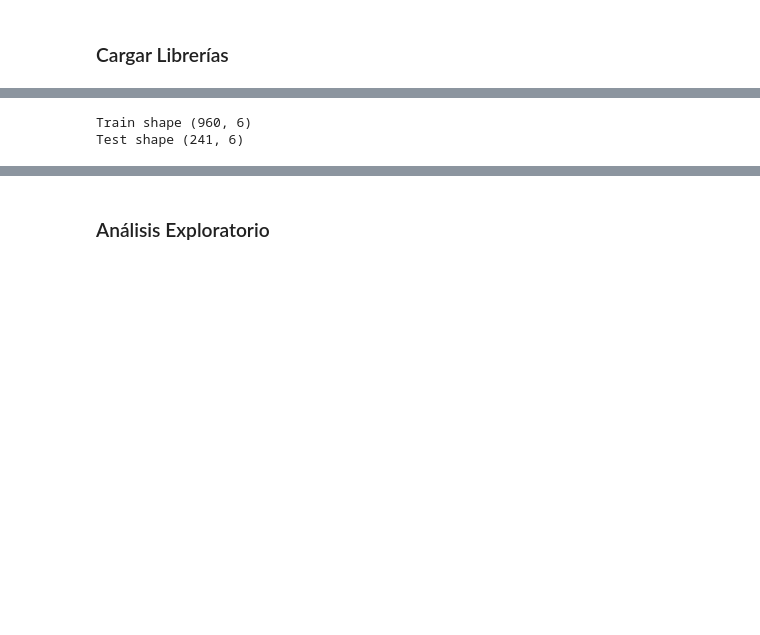
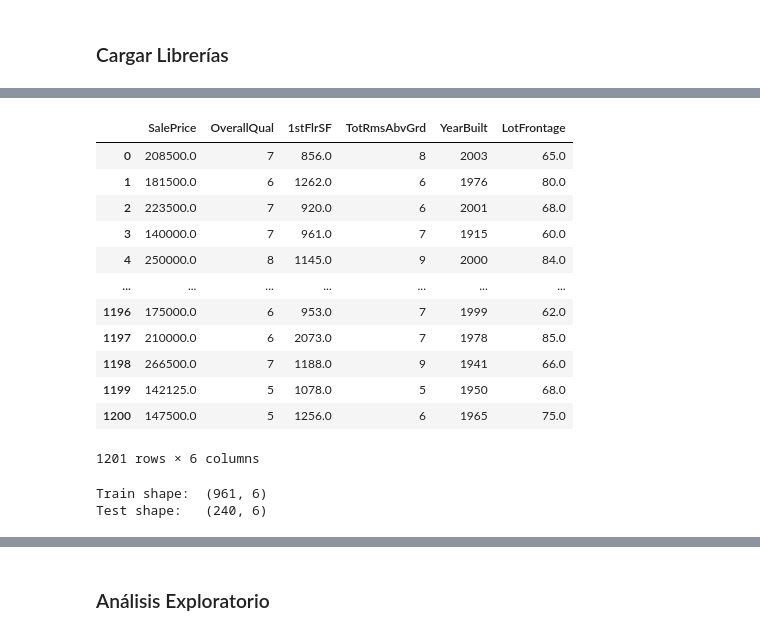
Before and after one commit to navas604/Ciencia-de-Datos-en-Python, a Jupyter notebook: Proyecto.ipynb, the cells around one changed output, grey strips where cells are left out. Saved outputs shown, nothing was run; the diff lists cells and outputs as text; code cells hidden in the pictures; blank space fills up the shorter version.

```diff
--- a/Proyecto.ipynb
+++ b/Proyecto.ipynb
@@ -98,13 +116,29 @@ print(dataset[:20,])
+# %%
+df
+# %% [output]
+|  | SalePrice | OverallQual | 1stFlrSF | TotRmsAbvGrd | YearBuilt | LotFrontage |
+| 0 | 208500.0 | 7 | 856.0 | 8 | 2003 | 65.0 |
+| 1 | 181500.0 | 6 | 1262.0 | 6 | 1976 | 80.0 |
+| 2 | 223500.0 | 7 | 920.0 | 6 | 2001 | 68.0 |
+| 3 | 140000.0 | 7 | 961.0 | 7 | 1915 | 60.0 |
+| 4 | 250000.0 | 8 | 1145.0 | 9 | 2000 | 84.0 |
+| ... | ... | ... | ... | ... | ... | ... |
+| 1196 | 175000.0 | 6 | 953.0 | 7 | 1999 | 62.0 |
+| 1197 | 210000.0 | 6 | 2073.0 | 7 | 1978 | 85.0 |
+| 1198 | 266500.0 | 7 | 1188.0 | 9 | 1941 | 66.0 |
+| 1199 | 142125.0 | 5 | 1078.0 | 5 | 1950 | 68.0 |
+| 1200 | 147500.0 | 5 | 1256.0 | 6 | 1965 | 75.0 |
+1201 rows × 6 columns
 # %%
-# Separar Train y Test
+# Separar dataframe en Train y Test
 
-rows, columns = dataset.shape
+rows, columns = df.shape
 
-train = dataset[0:int(rows*0.8),]
-test = dataset[int(rows*0.8):,]
+train = df.loc[:int(rows*0.8),]
+test = df.loc[int(rows*0.8)+1:,]
 
-print("Train shape", train.shape)
-print("Test shape", test.shape)
+print("Train shape: ", train.shape)
+print("Test shape:  ", test.shape)
 # %% [output]
-Train shape (960, 6)
-Test shape (241, 6)
+Train shape:  (961, 6)
+Test shape:   (240, 6)
```
Also changed, not shown: parts of 20 cells of this notebook.
